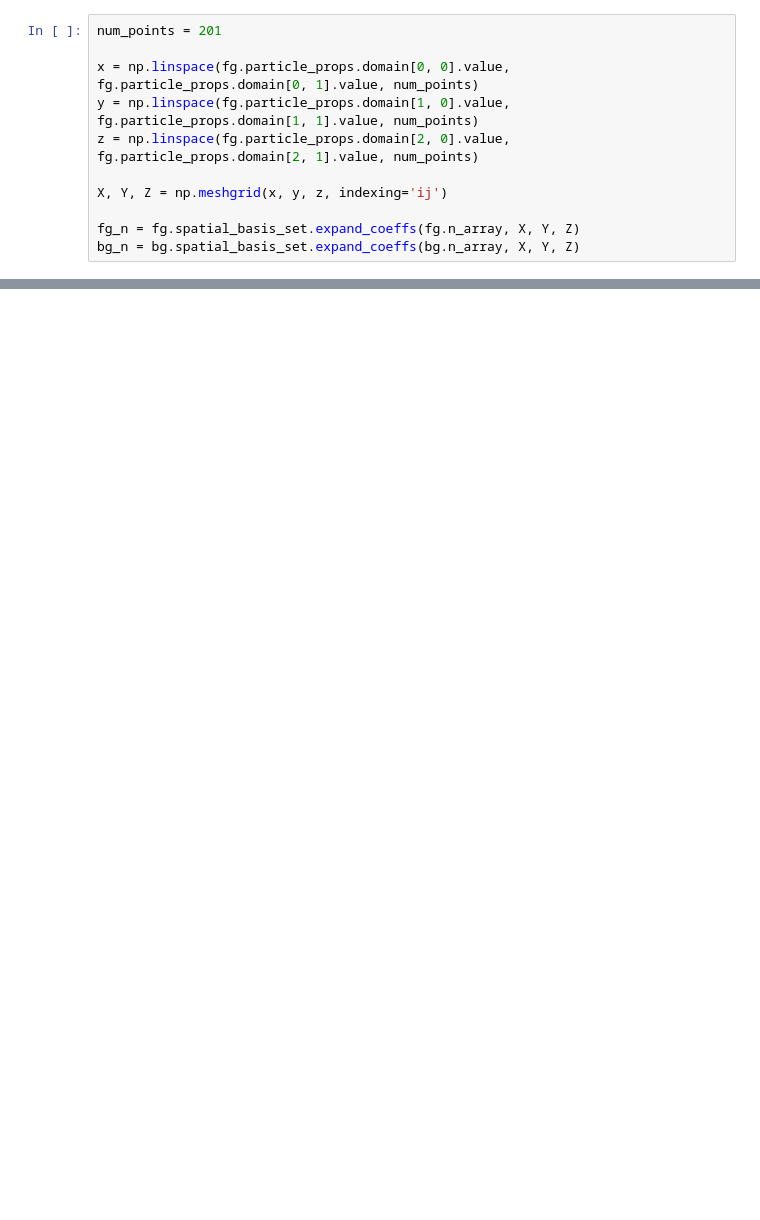
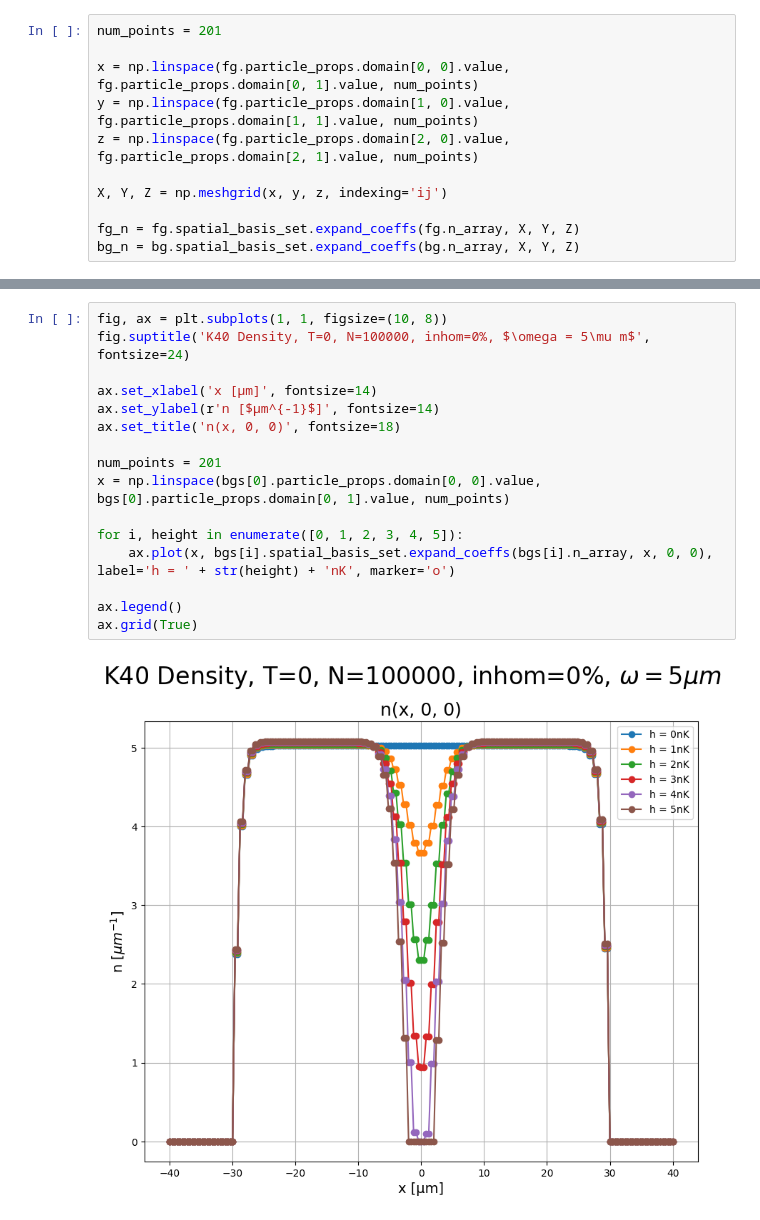
Before and after one commit to lightmat/lightmat, a Jupyter notebook: 20240109_team_meeting.ipynb, the cells around one changed output, grey strips where cells are left out. Drawn from its saved outputs; the diff is of its cells as text; blank space fills up the shorter version.

```diff
--- a/20240109_team_meeting.ipynb
+++ b/20240109_team_meeting.ipynb
@@ -138,0 +214,18 @@ plt.savefig("./plots/20240130_density_matching_" + str(k40.inhomogeneity*100) +
+# %%
+fig, ax = plt.subplots(1, 1, figsize=(10, 8))
+fig.suptitle('K40 Density, T=0, N=100000, inhom=0%, $\omega = 5\mu m$', fontsize=24)
+
+ax.set_xlabel('x [μm]', fontsize=14)
+ax.set_ylabel(r'n [$μm^{-1}$]', fontsize=14)
+ax.set_title('n(x, 0, 0)', fontsize=18)
+
+num_points = 201
+x = np.linspace(bgs[0].particle_props.domain[0, 0].value, bgs[0].particle_props.domain[0, 1].value, num_points)
+
+for i, height in enumerate([0, 1, 2, 3, 4, 5]):
+    ax.plot(x, bgs[i].spatial_basis_set.expand_coeffs(bgs[i].n_array, x, 0, 0), label='h = ' + str(height) + 'nK', marker='o')
+
+ax.legend()
+ax.grid(True)
+# %% [output]
+[figure, added]
```
Also changed, not shown: parts of 7 cells of this notebook, 13 other files.
